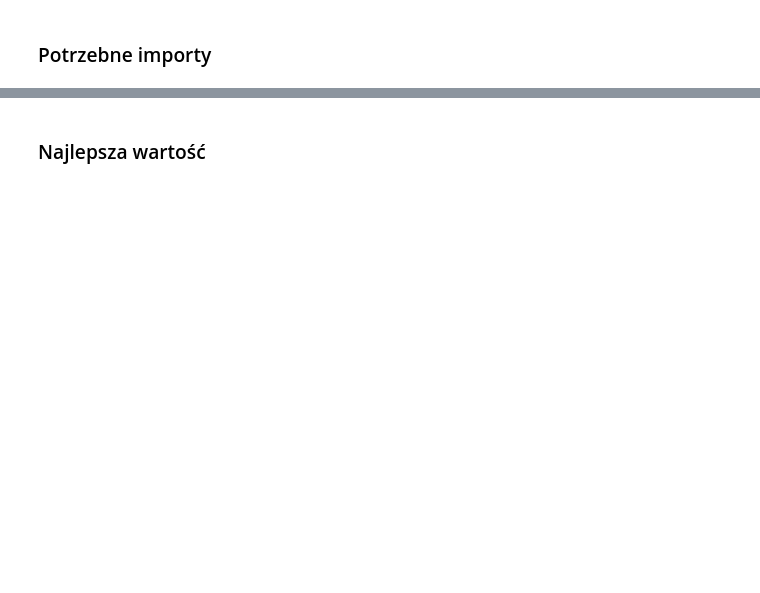
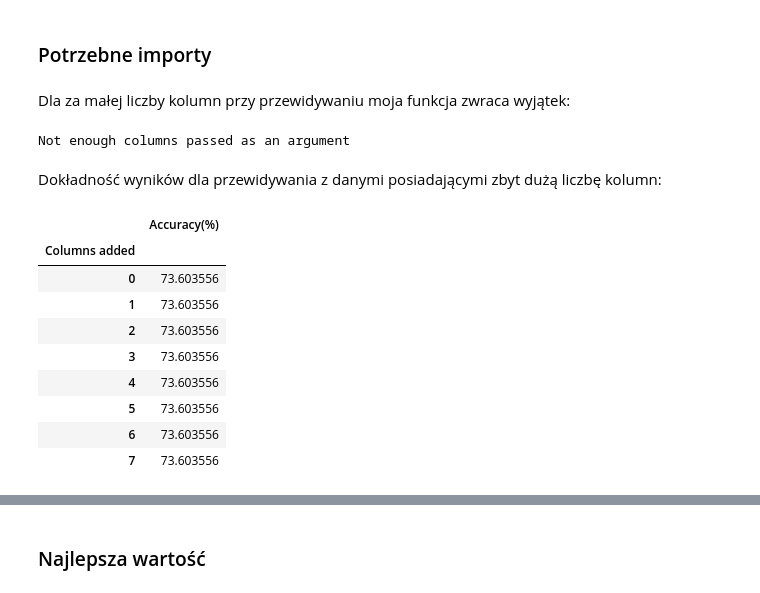
Before and after one commit to mbo009/WSI23Z, a Jupyter notebook: LAB04/raport.ipynb, the cells around one changed output, grey strips where cells are left out. Cells and saved outputs as stored; diff of their text form; code cells hidden in the pictures; blank space fills up the shorter version.

```diff
--- a/LAB04/raport.ipynb
+++ b/LAB04/raport.ipynb
@@ -28,2 +30,30 @@ from testingFunctions import readCSV, dataDiscretization, getDepthAccuracy, pltA
 X, Y = readCSV("cardio_train.csv")
 X = dataDiscretization(X)
+# %% [markdown]
+Dla za małej liczby kolumn przy przewidywaniu moja funkcja zwraca wyjątek:
+# %%
+try:
+    checkAccuracy(X, Y, 6, -1, 0)
+except Exception as e:
+    print(e)
+# %% [output]
+Not enough columns passed as an argument
+# %% [markdown]
+Dokładność wyników dla przewidywania z danymi posiadającymi zbyt dużą liczbę kolumn:
+# %%
+data = checkAccuracy(X, Y, 6, 0, 8)
+columns = ["Accuracy(%)"]
+df = pd.DataFrame(data, columns=columns)
+df.index.name = 'Columns added'
+df
+# %% [output]
+|  | Accuracy(%) |
+| Columns added |  |
+| 0 | 73.603556 |
+| 1 | 73.603556 |
+| 2 | 73.603556 |
+| 3 | 73.603556 |
+| 4 | 73.603556 |
+| 5 | 73.603556 |
+| 6 | 73.603556 |
+| 7 | 73.603556 |
```
Also changed, not shown: parts of 20 cells of this notebook, 3 other files.
